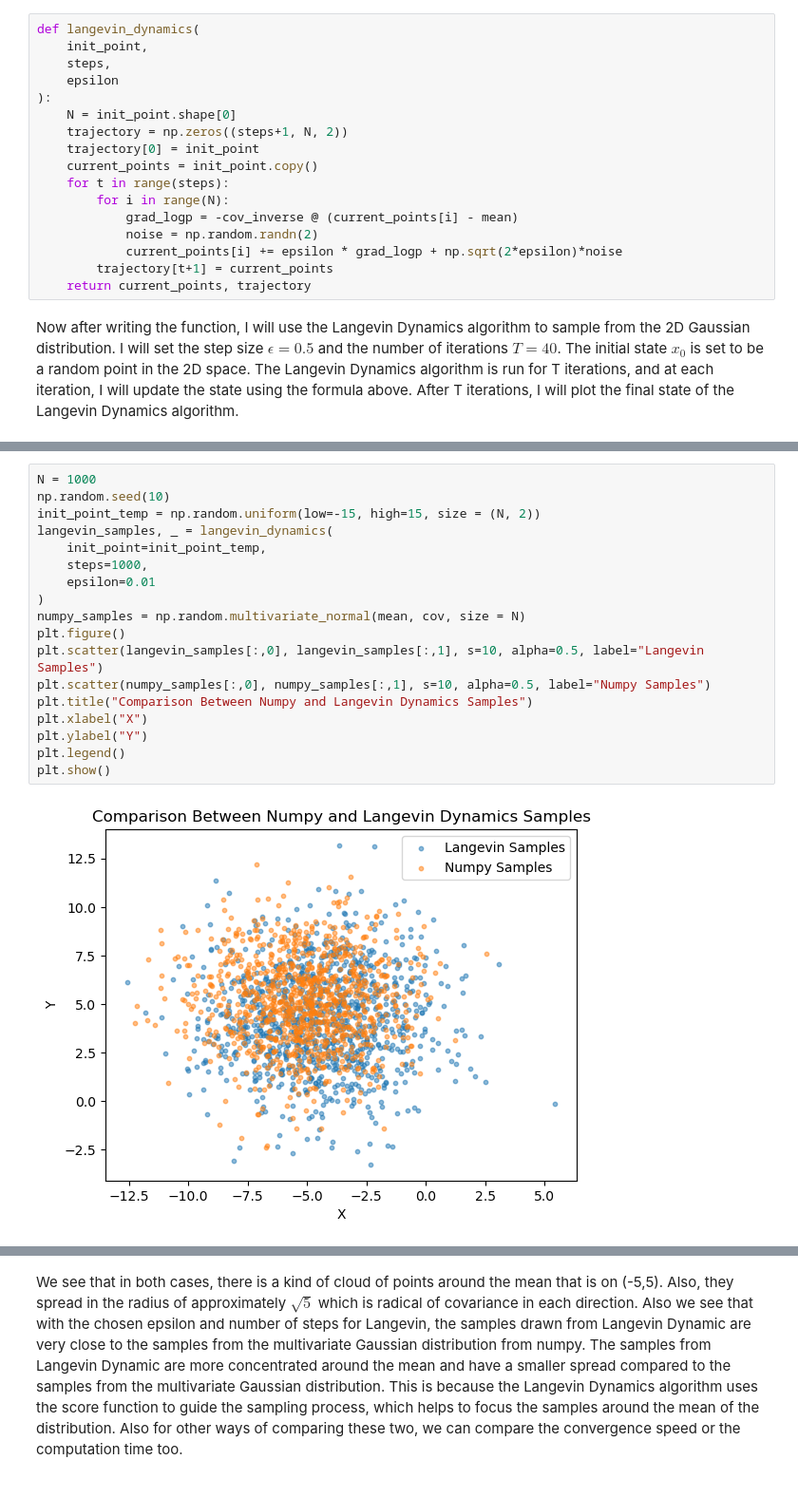
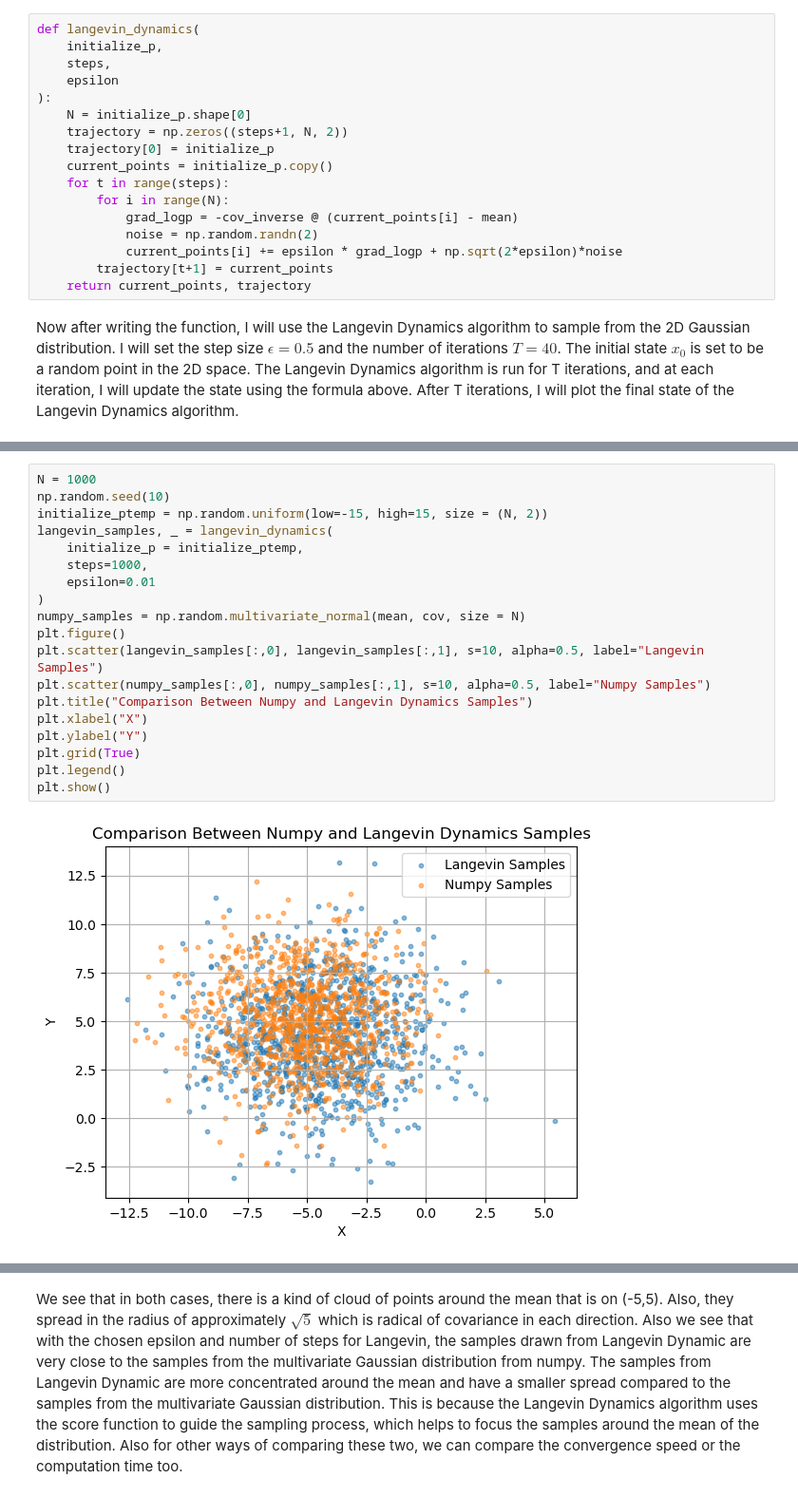
Before and after one commit to Amir-rfz/Data-Science-Course-Projects-S2025, a Jupyter notebook: CA1/CA1.ipynb, the cells around one changed output, grey strips where cells are left out. Shown at 95% size. Cells and saved outputs as stored; diff of their text form.

```diff
--- a/CA1/CA1.ipynb
+++ b/CA1/CA1.ipynb
@@ -98,14 +98,14 @@ $$ x_{t+1} = x_t + \epsilon \,\nabla_x \log p\bigl(x_t\bigr) + \sqrt{2\,\epsilon
 where $\epsilon > 0$ is the step size (learning rate), $z_t \sim \mathcal{N}(0, I)$ is a standard Gaussian noise vector of dimension d and $\nabla_x \log p\bigl(x_t\bigr)$ is the score function or the gradient of the log-probability.
 # %%
 def langevin_dynamics(
-    init_point,
+    initialize_p,
     steps,
     epsilon
 ):
-    N = init_point.shape[0]
+    N = initialize_p.shape[0]
     trajectory = np.zeros((steps+1, N, 2))
-    trajectory[0] = init_point
-    current_points = init_point.copy()
+    trajectory[0] = initialize_p
+    current_points = initialize_p.copy()
     for t in range(steps):
         for i in range(N):
             grad_logp = -cov_inverse @ (current_points[i] - mean)
@@ -165,23 +163,24 @@ Initial points for Langevin Dynamics:
 # %%
 N = 1000
 np.random.seed(10)
-init_point_temp = np.random.uniform(low=-15, high=15, size = (N, 2))
+initialize_ptemp = np.random.uniform(low=-15, high=15, size = (N, 2))
 langevin_samples, _ = langevin_dynamics(
-    init_point=init_point_temp,
+    initialize_p = initialize_ptemp,
     steps=1000,
     epsilon=0.01
 )
 numpy_samples = np.random.multivariate_normal(mean, cov, size = N)
 plt.figure()
 plt.scatter(langevin_samples[:,0], langevin_samples[:,1], s=10, alpha=0.5, label="Langevin Samples")
 plt.scatter(numpy_samples[:,0], numpy_samples[:,1], s=10, alpha=0.5, label="Numpy Samples")
 plt.title("Comparison Between Numpy and Langevin Dynamics Samples")
 plt.xlabel("X")
 plt.ylabel("Y")
+plt.grid(True)
 plt.legend()
 plt.show()
 # %% [output]
-[figure, old version]
+[figure, new version]
 # %%
 plt.figure(figsize = (14, 6))
 plt.subplot(1, 2, 1)
```
Also changed, not shown: parts of 11 cells of this notebook.
